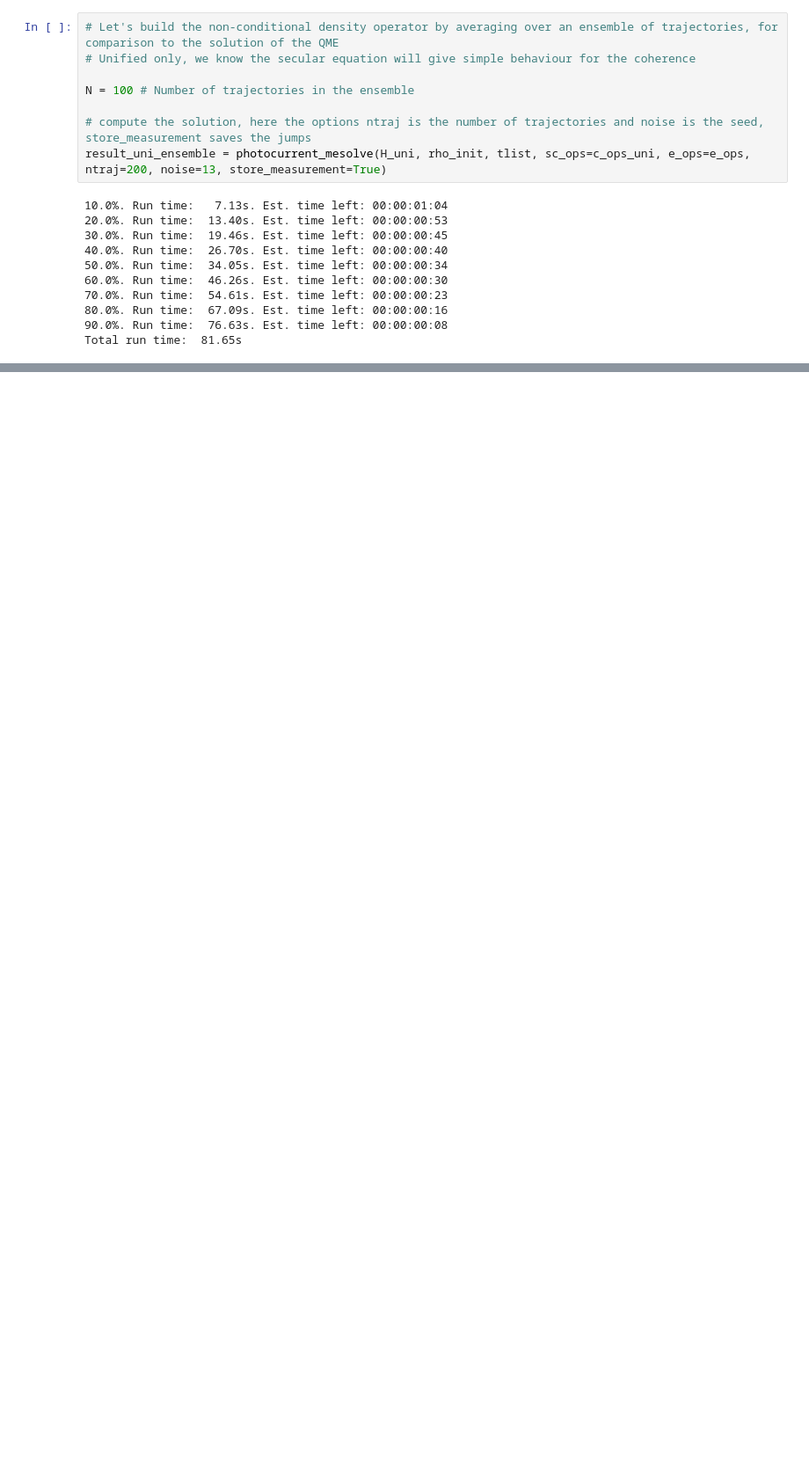
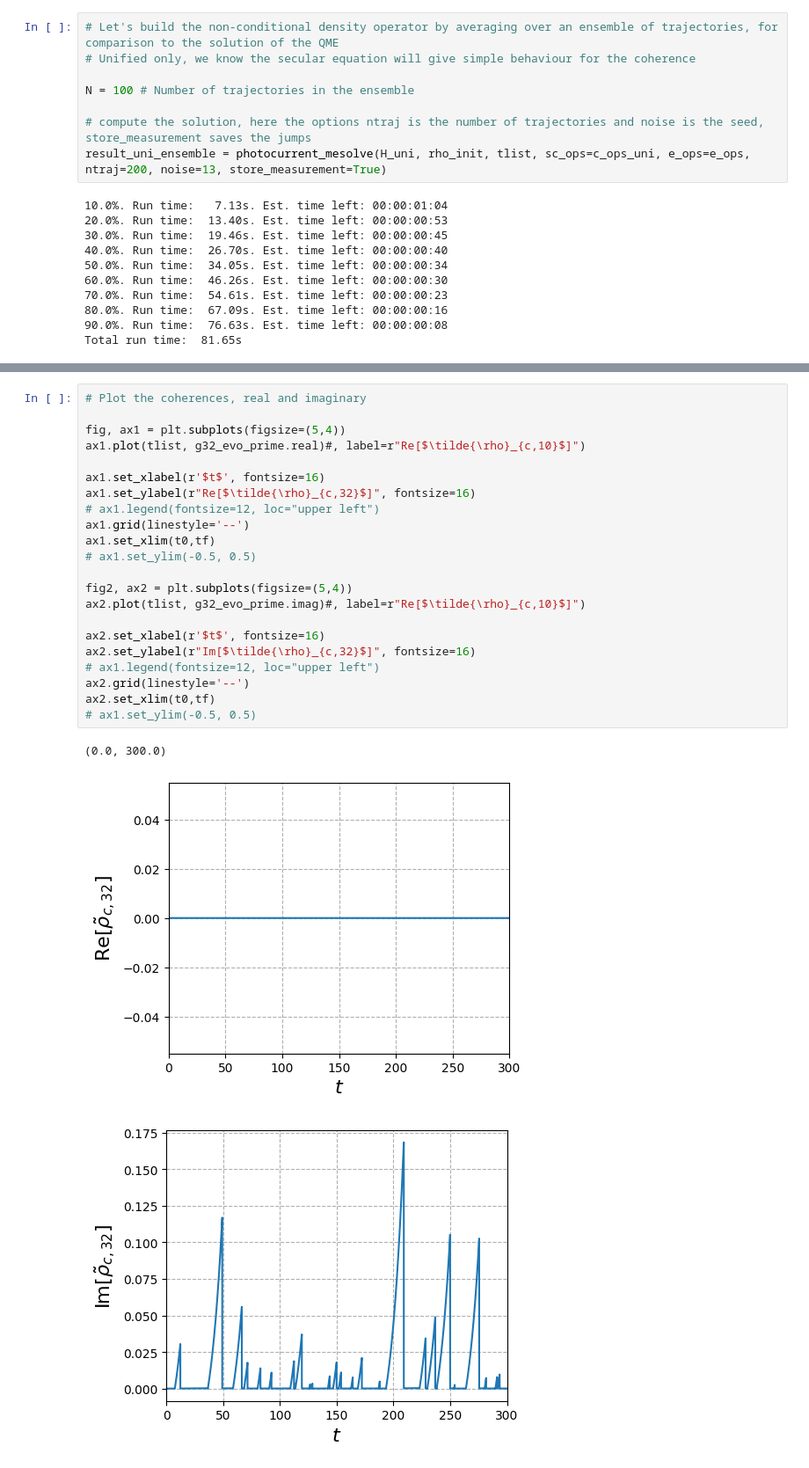
Before and after one commit to mikeal888/The_V_model, a Jupyter notebook: Equilibrium.ipynb, the cells around one changed output, grey strips where cells are left out. Shown: that part at 88% size. Saved outputs shown, nothing was run; the diff lists cells and outputs as text; blank space fills up the shorter version.

```diff
--- a/Equilibrium.ipynb
+++ b/Equilibrium.ipynb
@@ -210,0 +242,26 @@ Total run time:   0.45s
+# %%
+# Plot the coherences, real and imaginary
+
+fig, ax1 = plt.subplots(figsize=(5,4))
+ax1.plot(tlist, g32_evo_prime.real)#, label=r"Re[$\tilde{\rho}_{c,10}$]")
+
+ax1.set_xlabel(r'$t$', fontsize=16)
+ax1.set_ylabel(r"Re[$\tilde{\rho}_{c,32}$]", fontsize=16)
+# ax1.legend(fontsize=12, loc="upper left")
+ax1.grid(linestyle='--')
+ax1.set_xlim(t0,tf)
+# ax1.set_ylim(-0.5, 0.5)
+
+fig2, ax2 = plt.subplots(figsize=(5,4))
+ax2.plot(tlist, g32_evo_prime.imag)#, label=r"Re[$\tilde{\rho}_{c,10}$]")
+
+ax2.set_xlabel(r'$t$', fontsize=16)
+ax2.set_ylabel(r"Im[$\tilde{\rho}_{c,32}$]", fontsize=16)
+# ax1.legend(fontsize=12, loc="upper left")
+ax2.grid(linestyle='--')
+ax2.set_xlim(t0,tf)
+# ax1.set_ylim(-0.5, 0.5)
+# %% [output]
+(0.0, 300.0)
+[figure, added]
+[figure, added]
```
Also changed, not shown: parts of 13 cells of this notebook.
